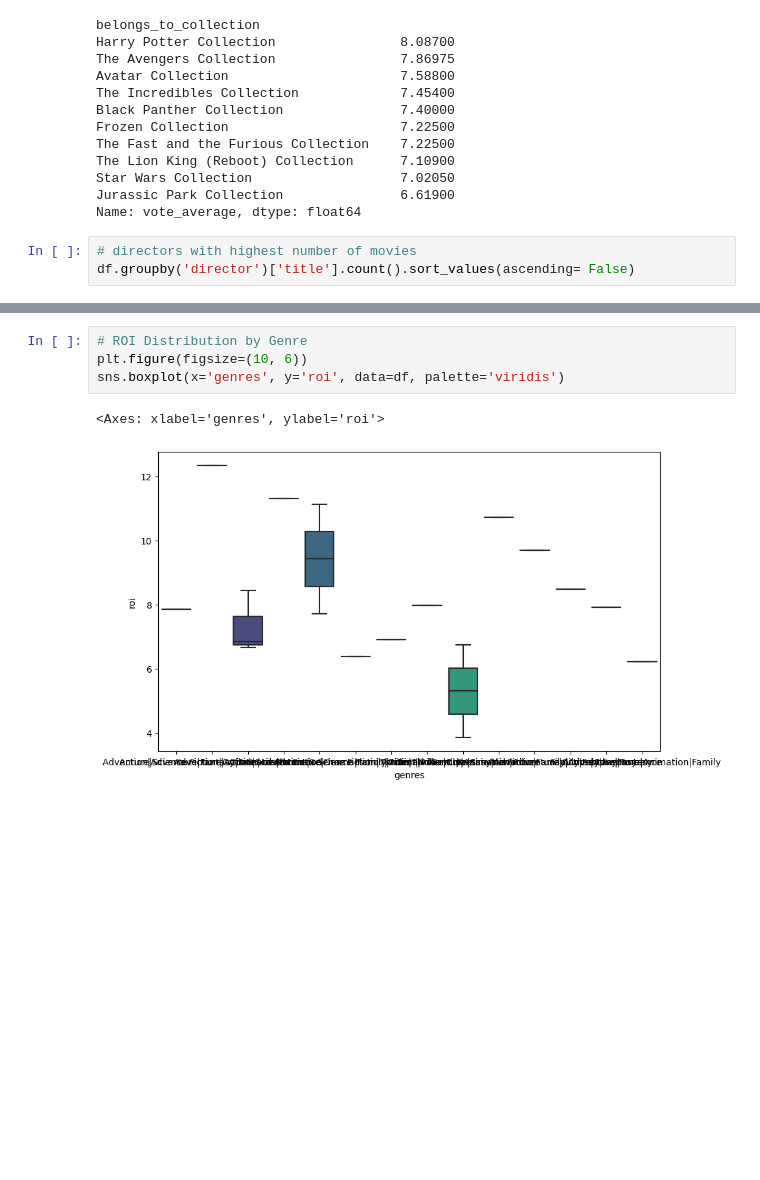
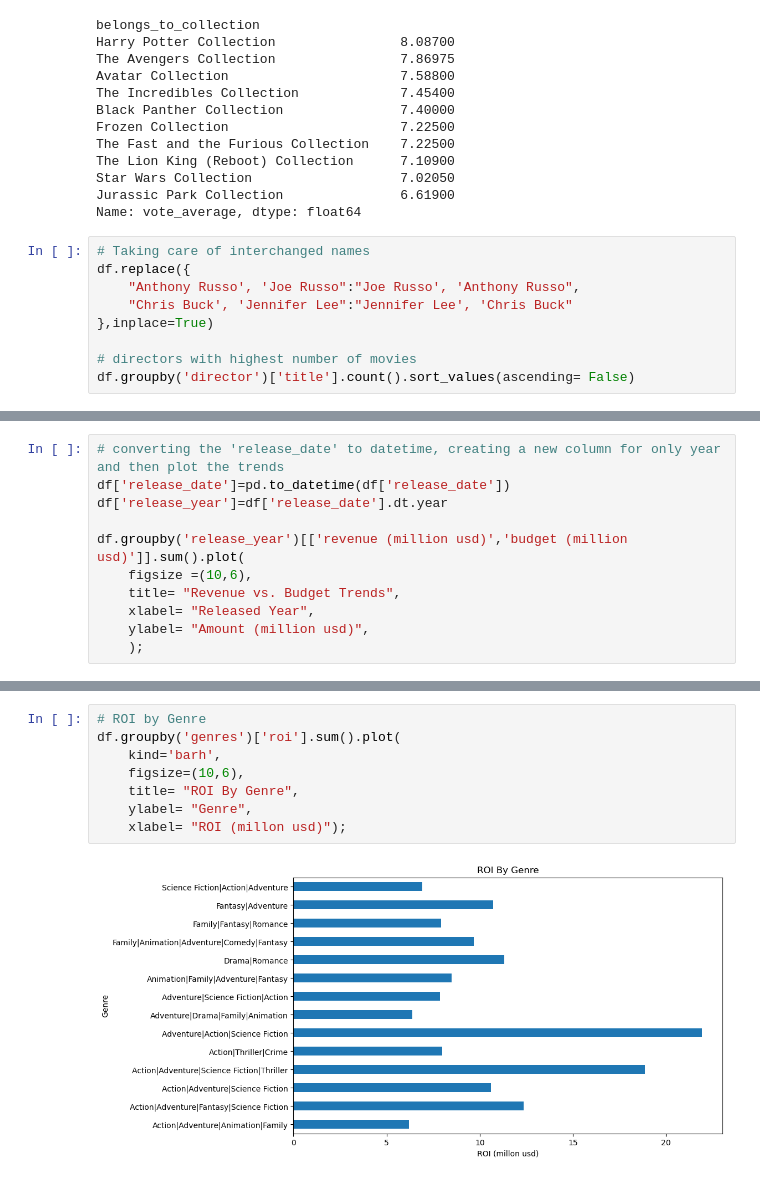
Before and after one commit to Ransaddic/TMDB-Movie-Data-Analysis-using-Pandas-and-APIs, a Jupyter notebook: notebooks/data_analysis.ipynb, the cells around one changed output, grey strips where cells are left out. Saved outputs shown, nothing was run; the diff lists cells and outputs as text; blank space fills up the shorter version.

Commit message:
Added more visualisations and updated the readme

```diff
--- a/notebooks/data_analysis.ipynb
+++ b/notebooks/data_analysis.ipynb
@@ -214,6 +214,12 @@ Star Wars Collection                   7.02050
 Jurassic Park Collection               6.61900
 Name: vote_average, dtype: float64
 # %%
+# Taking care of interchanged names
+df.replace({
+    "Anthony Russo', 'Joe Russo":"Joe Russo', 'Anthony Russo",
+    "Chris Buck', 'Jennifer Lee":"Jennifer Lee', 'Chris Buck"
+},inplace=True)
+
 # directors with highest number of movies
 df.groupby('director')['title'].count().sort_values(ascending= False)
 # %% [output]
@@ -258,0 +284,11 @@ plt.xticks(df['release_date'], rotation=90);
+# %%
+# converting the 'release_date' to datetime, creating a new column for only year and then plot the trends
+df['release_date']=pd.to_datetime(df['release_date'])
+df['release_year']=df['release_date'].dt.year
+
+df.groupby('release_year')[['revenue (million usd)','budget (million usd)']].sum().plot(
+    figsize =(10,6),
+    title= "Revenue vs. Budget Trends",
+    xlabel= "Released Year",
+    ylabel= "Amount (million usd)",
+    );
@@ -259,7 +297,10 @@ plt.xticks(df['release_date'], rotation=90);
 # %%
-# ROI Distribution by Genre
-plt.figure(figsize=(10, 6))
-sns.boxplot(x='genres', y='roi', data=df, palette='viridis')
+# ROI by Genre
+df.groupby('genres')['roi'].sum().plot(
+    kind='barh',
+    figsize=(10,6),
+    title= "ROI By Genre",
+    ylabel= "Genre",
+    xlabel= "ROI (millon usd)");
 # %% [output]
-<Axes: xlabel='genres', ylabel='roi'>
-[figure, old version]
+[figure, new version]
```
Also changed, not shown: parts of 8 cells of this notebook, 2 other files.
